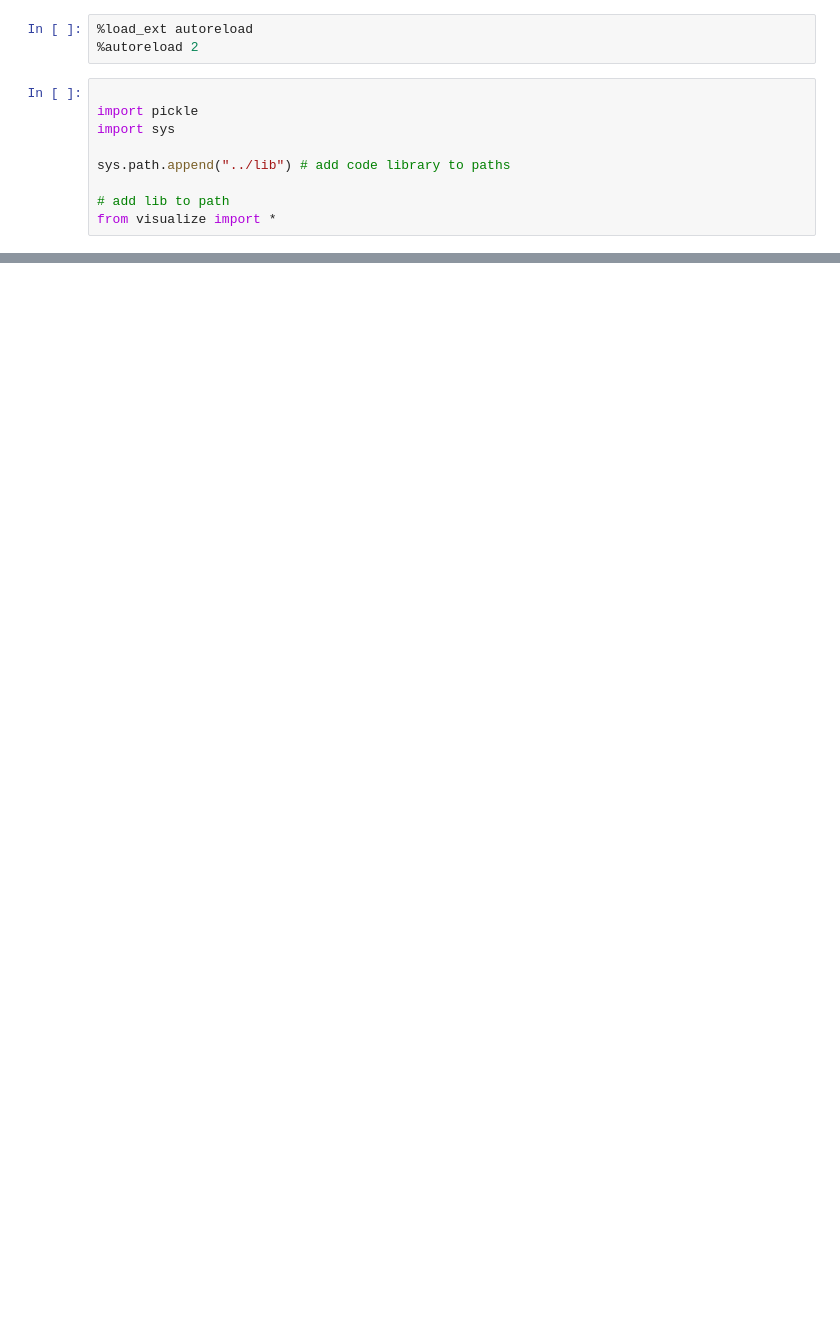
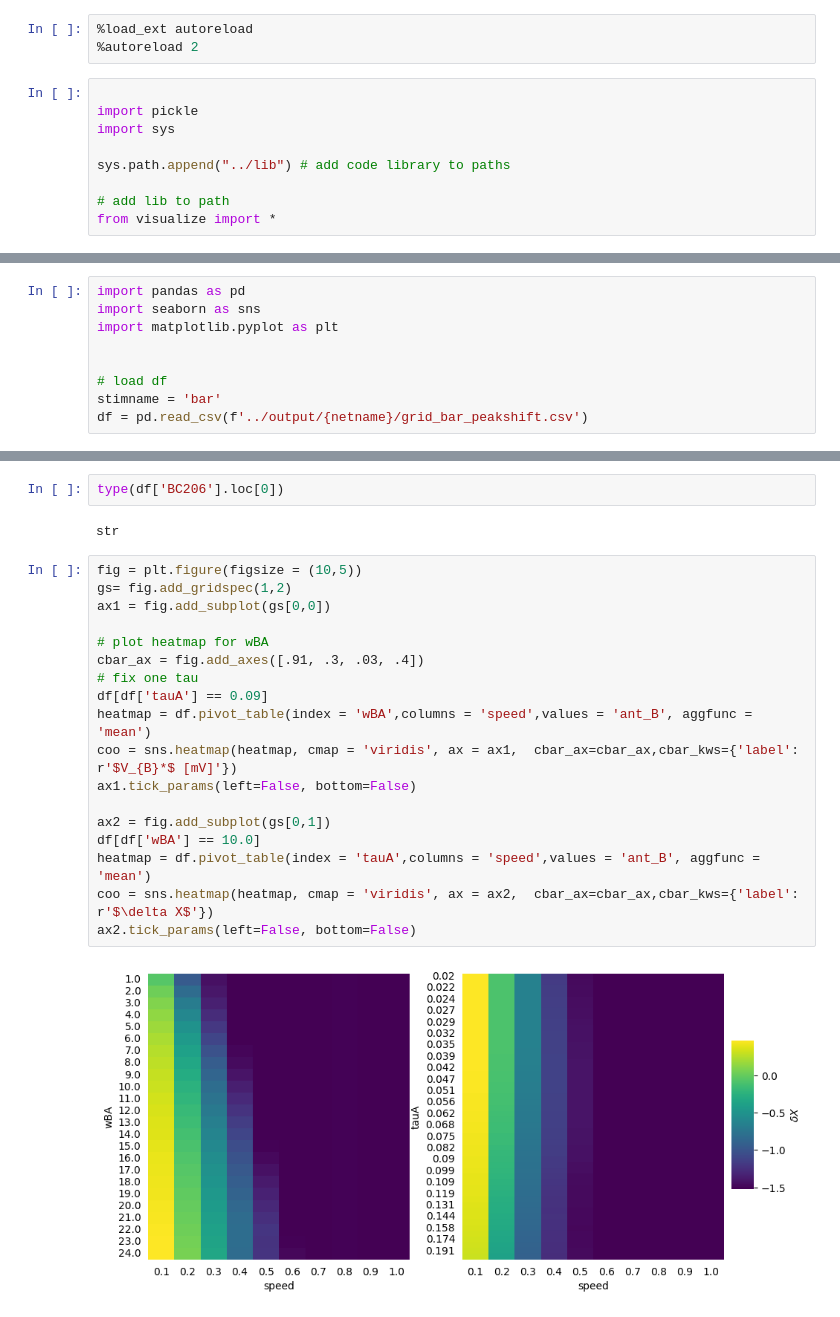
Before and after one commit to simoneeb/motion_anticipation_network, a Jupyter notebook: Brian/notebooks/plot_recurrent_net_layer_nearest_neighbor_bar.ipynb, the cells around one changed output, grey strips where cells are left out. Cells and saved outputs as stored; diff of their text form; blank space fills up the shorter version.

```diff
--- a/Brian/notebooks/plot_recurrent_net_layer_nearest_neighbor_bar.ipynb
+++ b/Brian/notebooks/plot_recurrent_net_layer_nearest_neighbor_bar.ipynb
@@ -32,0 +67,9 @@ fig = plot_timetrace(output, params)
+# %%
+import pandas as pd
+import seaborn as sns
+import matplotlib.pyplot as plt
+
+
+# load df
+stimname = 'bar'
+df = pd.read_csv(f'../output/{netname}/grid_bar_peakshift.csv')
@@ -32,0 +85,24 @@ fig = plot_timetrace(output, params)
+# %%
+type(df['BC206'].loc[0])
+# %% [output]
+str
+# %%
+fig = plt.figure(figsize = (10,5))
+gs= fig.add_gridspec(1,2)
+ax1 = fig.add_subplot(gs[0,0])
+
+# plot heatmap for wBA
+cbar_ax = fig.add_axes([.91, .3, .03, .4])
+# fix one tau
+df[df['tauA'] == 0.09]
+heatmap = df.pivot_table(index = 'wBA',columns = 'speed',values = 'ant_B', aggfunc = 'mean')
+coo = sns.heatmap(heatmap, cmap = 'viridis', ax = ax1,  cbar_ax=cbar_ax,cbar_kws={'label': r'$V_{B}*$ [mV]'})
+ax1.tick_params(left=False, bottom=False)
+
+ax2 = fig.add_subplot(gs[0,1])
+df[df['wBA'] == 10.0]
+heatmap = df.pivot_table(index = 'tauA',columns = 'speed',values = 'ant_B', aggfunc = 'mean')
+coo = sns.heatmap(heatmap, cmap = 'viridis', ax = ax2,  cbar_ax=cbar_ax,cbar_kws={'label': r'$\delta X$'})
+ax2.tick_params(left=False, bottom=False)
+# %% [output]
+[figure, added]
```
Also changed, not shown: parts of 11 cells of this notebook, 22 other files.
